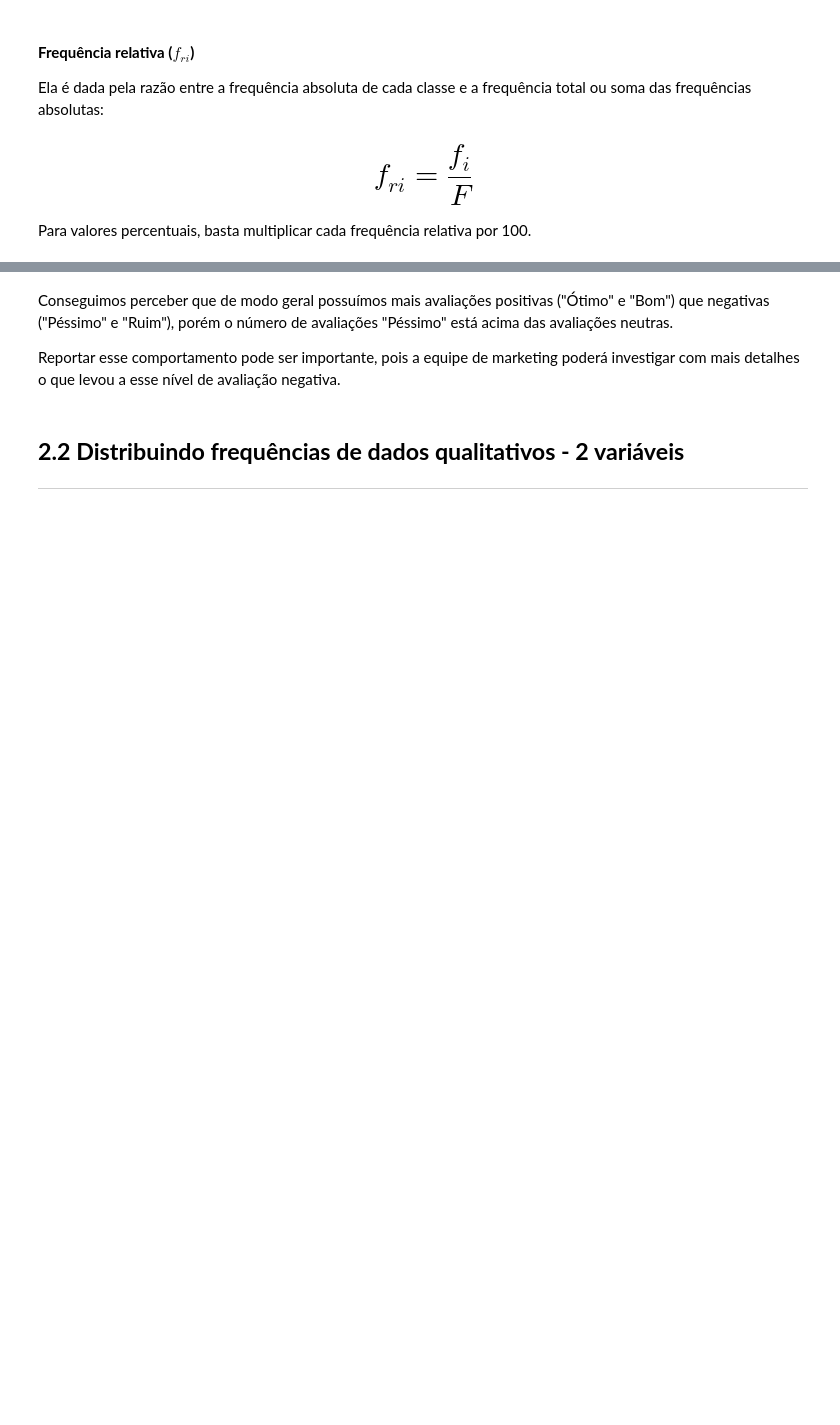
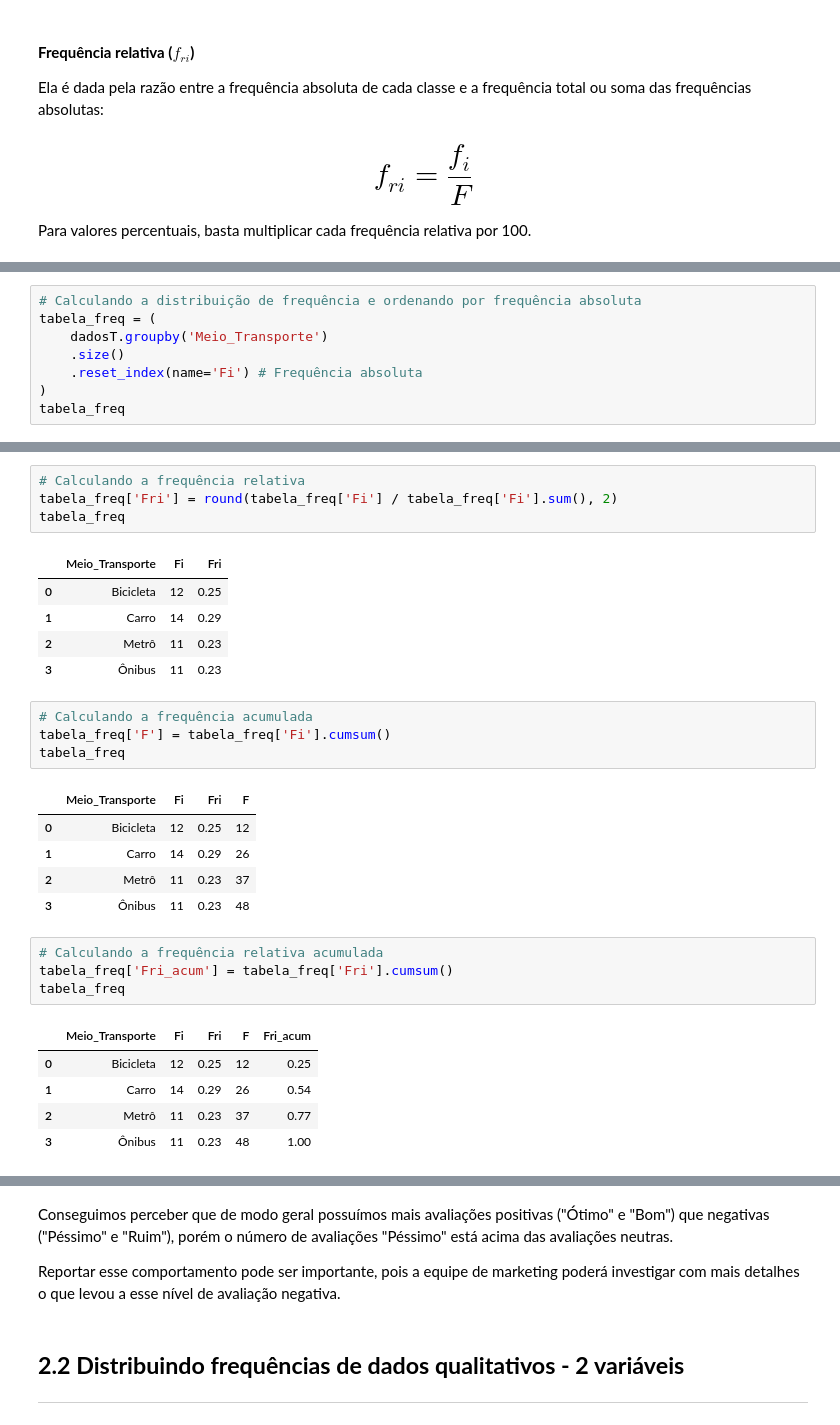
Before and after one commit to lggugs/python, a Jupyter notebook: python_frequencias_e_medidas.ipynb, the cells around one changed output, grey strips where cells are left out. Cells and saved outputs as stored; diff of their text form; blank space fills up the shorter version.

```diff
--- a/python_frequencias_e_medidas.ipynb
+++ b/python_frequencias_e_medidas.ipynb
@@ -306,0 +402,8 @@ Para valores percentuais, basta multiplicar cada frequência relativa por 100.
+# %%
+# Calculando a distribuição de frequência e ordenando por frequência absoluta
+tabela_freq = (
+    dadosT.groupby('Meio_Transporte')
+    .size()
+    .reset_index(name='Fi') # Frequência absoluta
+)
+tabela_freq
@@ -306,0 +416,30 @@ Para valores percentuais, basta multiplicar cada frequência relativa por 100.
+# %%
+# Calculando a frequência relativa
+tabela_freq['Fri'] = round(tabela_freq['Fi'] / tabela_freq['Fi'].sum(), 2)
+tabela_freq
+# %% [output]
+|  | Meio_Transporte | Fi | Fri |
+| 0 | Bicicleta | 12 | 0.25 |
+| 1 | Carro | 14 | 0.29 |
+| 2 | Metrô | 11 | 0.23 |
+| 3 | Ônibus | 11 | 0.23 |
+# %%
+# Calculando a frequência acumulada
+tabela_freq['F'] = tabela_freq['Fi'].cumsum()
+tabela_freq
+# %% [output]
+|  | Meio_Transporte | Fi | Fri | F |
+| 0 | Bicicleta | 12 | 0.25 | 12 |
+| 1 | Carro | 14 | 0.29 | 26 |
+| 2 | Metrô | 11 | 0.23 | 37 |
+| 3 | Ônibus | 11 | 0.23 | 48 |
+# %%
+# Calculando a frequência relativa acumulada
+tabela_freq['Fri_acum'] = tabela_freq['Fri'].cumsum()
+tabela_freq
+# %% [output]
+|  | Meio_Transporte | Fi | Fri | F | Fri_acum |
+| 0 | Bicicleta | 12 | 0.25 | 12 | 0.25 |
+| 1 | Carro | 14 | 0.29 | 26 | 0.54 |
+| 2 | Metrô | 11 | 0.23 | 37 | 0.77 |
+| 3 | Ônibus | 11 | 0.23 | 48 | 1.00 |
```
Also changed, not shown: parts of 12 cells of this notebook.
